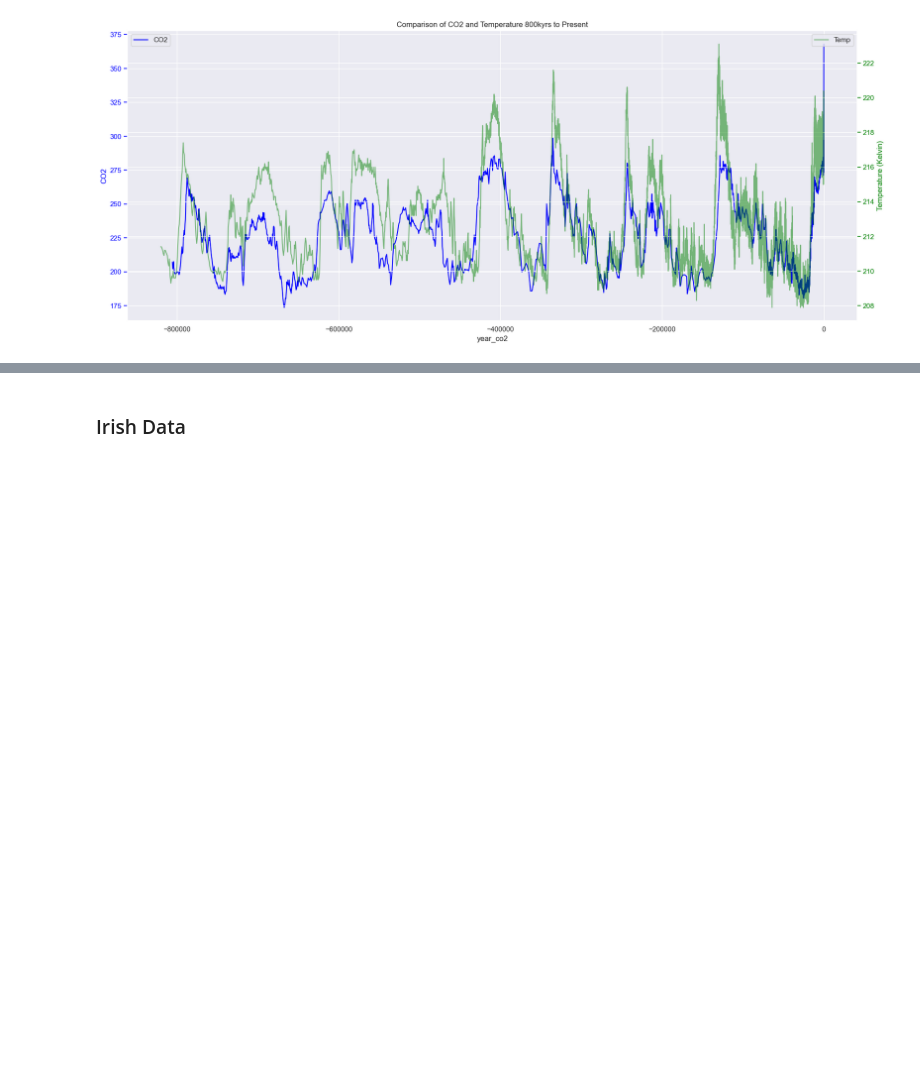
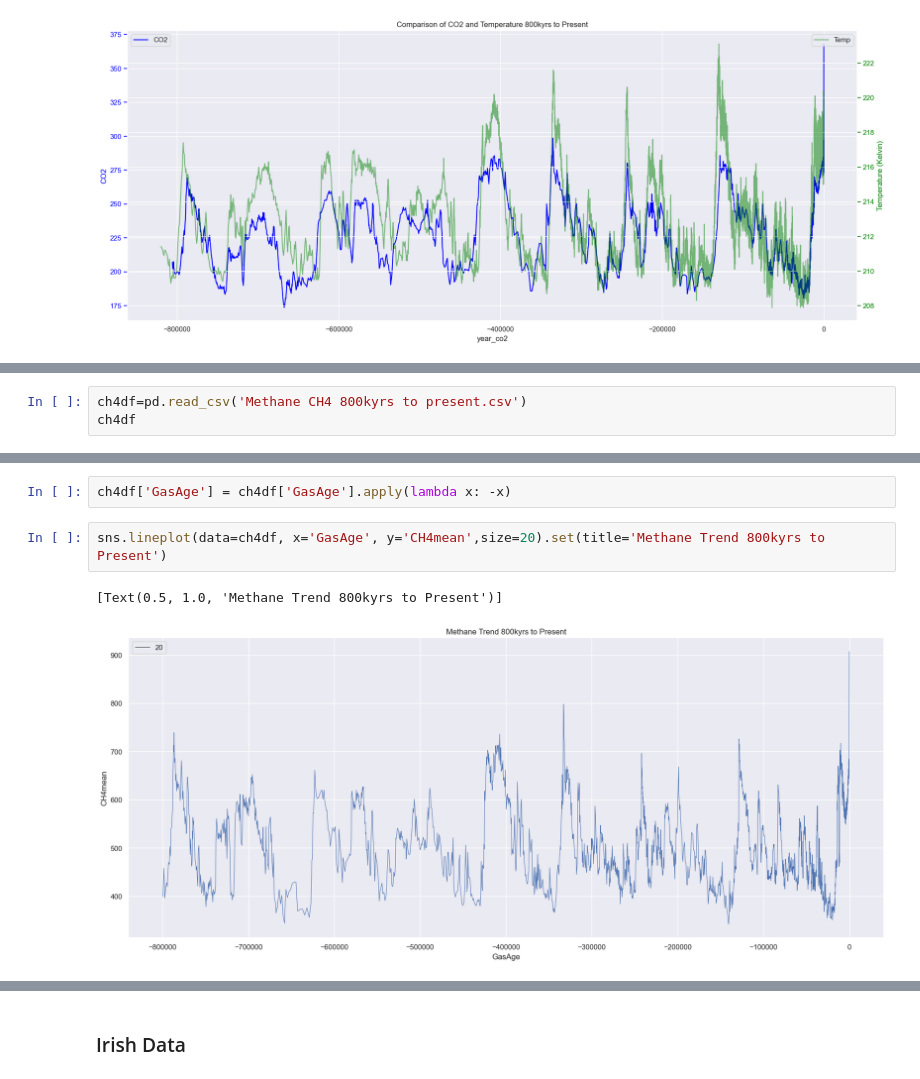
Before and after one commit to emma2d/Prog_for_DA.Project2, a Jupyter notebook: project2.ipynb, the cells around one changed output, grey strips where cells are left out. Saved outputs shown, nothing was run; the diff lists cells and outputs as text; blank space fills up the shorter version.

Commit message:
Plotted methane 800kyrs to present

```diff
--- a/project2.ipynb
+++ b/project2.ipynb
@@ -140,0 +164,3 @@ plt.show()
+# %%
+ch4df=pd.read_csv('Methane CH4 800kyrs to present.csv')
+ch4df
@@ -140,0 +181,7 @@ plt.show()
+# %%
+ch4df['GasAge'] = ch4df['GasAge'].apply(lambda x: -x)
+# %%
+sns.lineplot(data=ch4df, x='GasAge', y='CH4mean',size=20).set(title='Methane Trend 800kyrs to Present')
+# %% [output]
+[Text(0.5, 1.0, 'Methane Trend 800kyrs to Present')]
+[figure, added]
```
Also changed, not shown: parts of 5 cells of this notebook, 2 other files.
